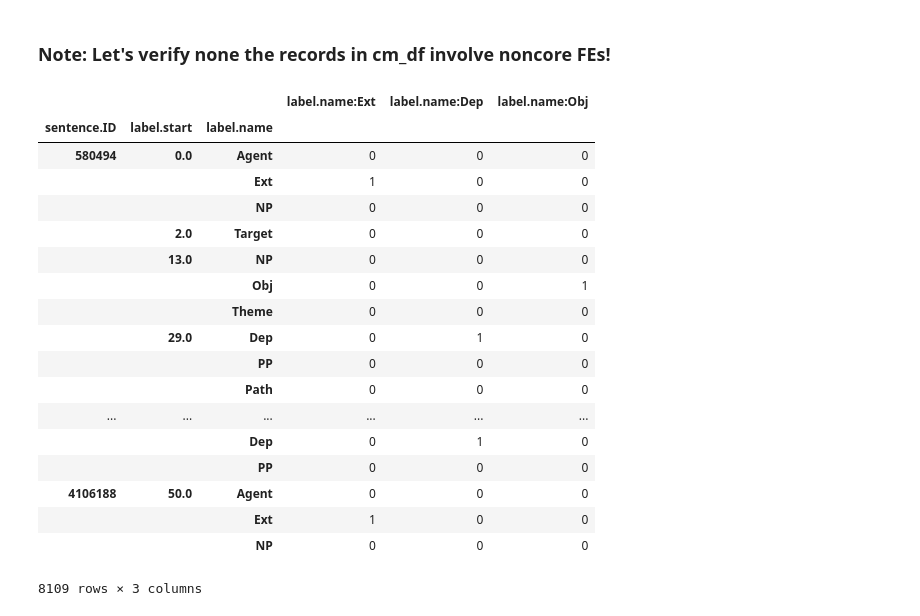
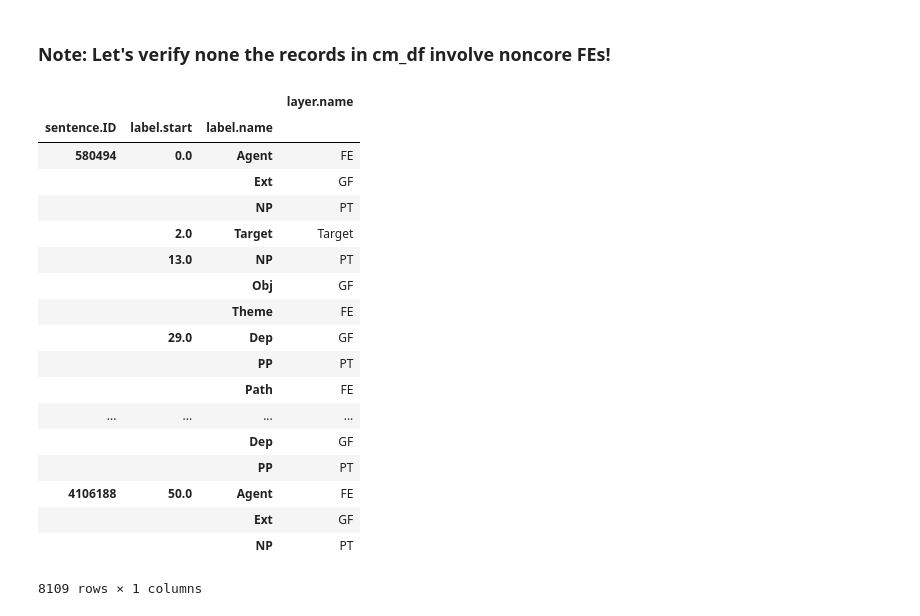
Before and after one commit to lucag/framenet, a Jupyter notebook: notebooks/Annotations.ipynb, the cells around one changed output. Saved outputs shown, nothing was run; the diff lists cells and outputs as text; code cells hidden in the pictures.

```diff
--- a/notebooks/Annotations.ipynb
+++ b/notebooks/Annotations.ipynb
@@ -70,7 +70,13 @@ lu_roots = map(root_for['lu'], iglob(join(base_for['lu'], '*.xml')))
 lu_sents = flatten(r.findall('.//fn:sentence', fn) for r in lu_roots)
 # %%
 # Warning: this will take a long time. Only need to do this once!
-lu_df = pd.DataFrame(list(unstack_all(lu_sents)))
 
-# Save to `lu.csv` in the cuurent directory
-lu_df.to_pickle('lu.pkl')
+LU_PICKLE = 'lu.pkl'
+
+if os.access(LU_PICKLE, os.R_OK):
+    # Read lu_df back in
+    lu_df = pd.read_pickle(LU_PICKLE)
+else:
+    # Save to a file in the current directory
+    lu_df = pd.DataFrame(list(unstack_all(lu_sents)))
+    %time lu_df.to_pickle(LU_PICKLE)
@@ -90,9 +108,6 @@ ft_df.to_pickle('fulltext.pkl')
 1. function :: Frame -> Core FEs
 1. Use them to select records
 # %%
-# Read lu_df back in
-lu_df = pd.read_pickle('lu.pkl')
-
 # Read FN data in
 fn, fnb = build()
 # %%
@@ -134,32 +149,37 @@ cm_ext_df = pd.concat([cm_df,
 # %%
 pd.options.display.max_rows=500
 
-cols1 = ['sentence.ID', 'label.start', 'label.itype', 'label.name', 'label.feID', 'layer.name']
-cols2 = ['sentence.ID', 'label.start', 'label.name', 'layer.name']
+cols1 = ['sentence.ID', 'label.start',
+         'label.itype', 'label.name', 'label.feID', 'layer.name']
+
+cols2 = ['sentence.ID', 'label.start',
+         'label.name', 'layer.name']
+
 cols3 = ['sentence.ID', 'label.start', 'label.name',
          'label.name:Ext', 'label.name:Dep', 'label.name:Obj']
+
 cols4 = ['sentence.ID', 'label.start',
          'label.name:Ext', 'label.name:Dep', 'label.name:Obj']
 # %%
-gs = cm_ext_df.loc[:, cols3].groupby(cols3[:3])
-gs.sum()
+gs = cm_ext_df.loc[:, cols2].groupby(cols2[:3])
+gs.first()
 # %% [output]
-|  |  |  | label.name:Ext | label.name:Dep | label.name:Obj |
-| sentence.ID | label.start | label.name |  |  |  |
-| 580494 | 0.0 | Agent | 0 | 0 | 0 |
-|  |  | Ext | 1 | 0 | 0 |
-|  |  | NP | 0 | 0 | 0 |
-|  | 2.0 | Target | 0 | 0 | 0 |
-|  | 13.0 | NP | 0 | 0 | 0 |
-|  |  | Obj | 0 | 0 | 1 |
-|  |  | Theme | 0 | 0 | 0 |
-|  | 29.0 | Dep | 0 | 1 | 0 |
-|  |  | PP | 0 | 0 | 0 |
-|  |  | Path | 0 | 0 | 0 |
-| ... | ... | ... | ... | ... | ... |
-|  |  | Dep | 0 | 1 | 0 |
-|  |  | PP | 0 | 0 | 0 |
-| 4106188 | 50.0 | Agent | 0 | 0 | 0 |
-|  |  | Ext | 1 | 0 | 0 |
-|  |  | NP | 0 | 0 | 0 |
+|  |  |  | layer.name |
+| sentence.ID | label.start | label.name |  |
+| 580494 | 0.0 | Agent | FE |
+|  |  | Ext | GF |
+|  |  | NP | PT |
+|  | 2.0 | Target | Target |
+|  | 13.0 | NP | PT |
+|  |  | Obj | GF |
+|  |  | Theme | FE |
+|  | 29.0 | Dep | GF |
+|  |  | PP | PT |
+|  |  | Path | FE |
+| ... | ... | ... | ... |
+|  |  | Dep | GF |
+|  |  | PP | PT |
+| 4106188 | 50.0 | Agent | FE |
+|  |  | Ext | GF |
+|  |  | NP | PT |
-8109 rows × 3 columns
+8109 rows × 1 columns
```
Also changed, not shown: parts of 4 cells of this notebook, 1 other file.
